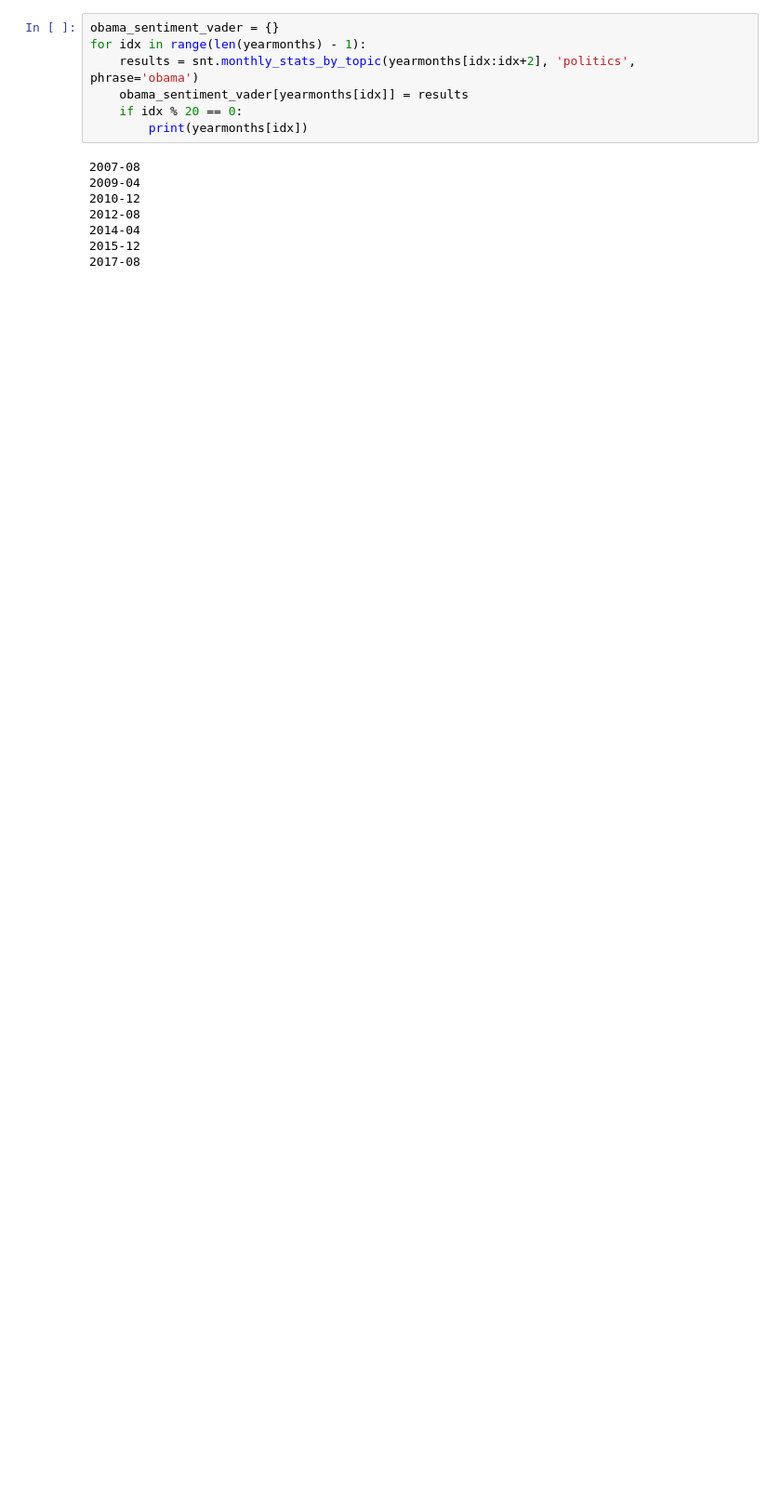
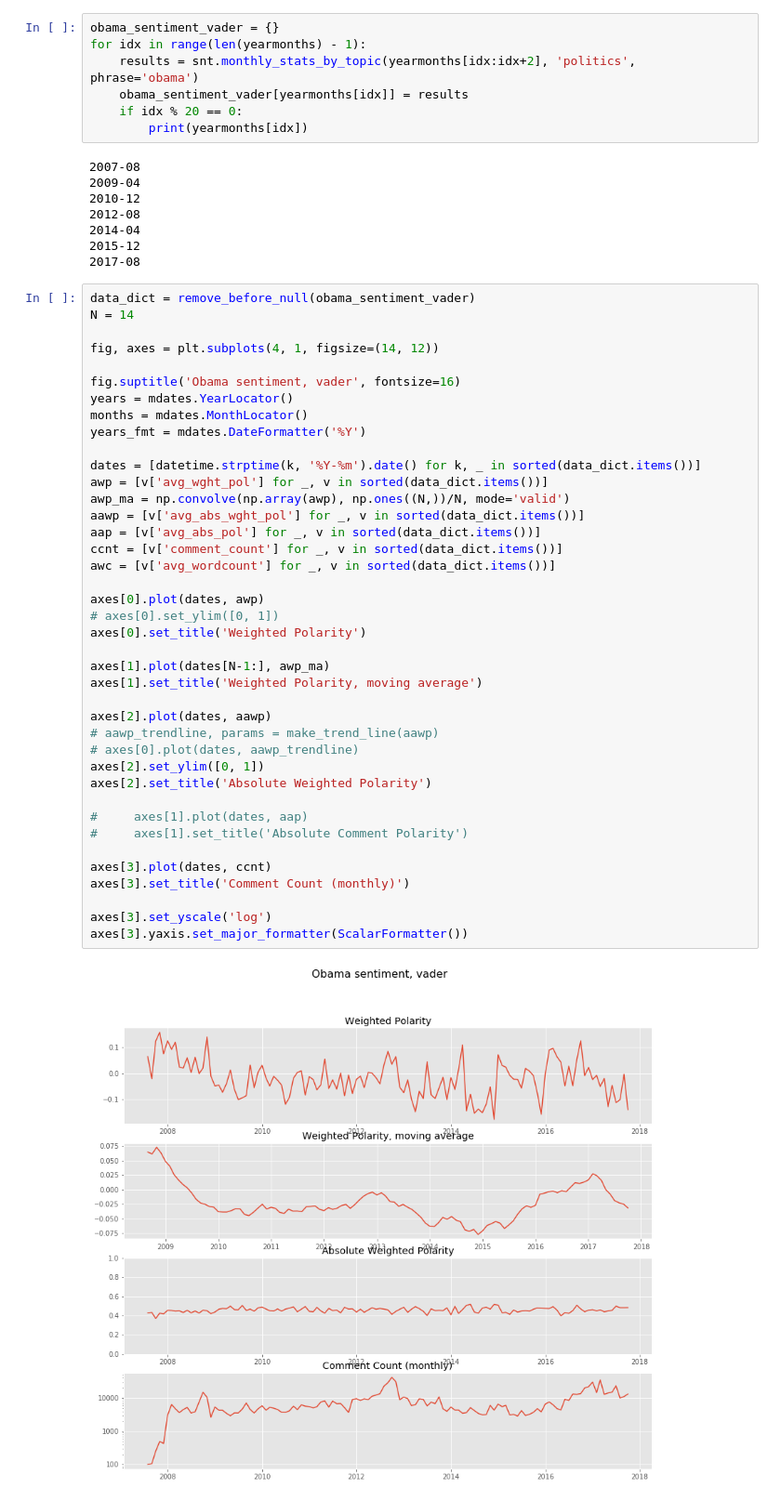
Before and after one commit to AustinPenner/Political-Polarization-on-Reddit, a Jupyter notebook: sentiment_analysis_by_post.ipynb, the cells around one changed output. Shown at 93% size. Saved outputs shown, nothing was run; the diff lists cells and outputs as text; blank space fills up the shorter version.

```diff
--- a/sentiment_analysis_by_post.ipynb
+++ b/sentiment_analysis_by_post.ipynb
@@ -232,3 +284,45 @@ for idx in range(len(yearmonths) - 1):
 2014-04
 2015-12
 2017-08
+# %%
+data_dict = remove_before_null(obama_sentiment_vader)
+N = 14
+
+fig, axes = plt.subplots(4, 1, figsize=(14, 12))
+
+fig.suptitle('Obama sentiment, vader', fontsize=16)
+years = mdates.YearLocator()
+months = mdates.MonthLocator()
+years_fmt = mdates.DateFormatter('%Y')
+
+dates = [datetime.strptime(k, '%Y-%m').date() for k, _ in sorted(data_dict.items())]
+awp = [v['avg_wght_pol'] for _, v in sorted(data_dict.items())]
+awp_ma = np.convolve(np.array(awp), np.ones((N,))/N, mode='valid')
+aawp = [v['avg_abs_wght_pol'] for _, v in sorted(data_dict.items())]
+aap = [v['avg_abs_pol'] for _, v in sorted(data_dict.items())]
+ccnt = [v['comment_count'] for _, v in sorted(data_dict.items())]
+awc = [v['avg_wordcount'] for _, v in sorted(data_dict.items())]
+
+axes[0].plot(dates, awp)
+# axes[0].set_ylim([0, 1])
+axes[0].set_title('Weighted Polarity')
+
+axes[1].plot(dates[N-1:], awp_ma)
+axes[1].set_title('Weighted Polarity, moving average')
+
+axes[2].plot(dates, aawp)
+# aawp_trendline, params = make_trend_line(aawp)
+# axes[0].plot(dates, aawp_trendline)
+axes[2].set_ylim([0, 1])
+axes[2].set_title('Absolute Weighted Polarity')
+
+#     axes[1].plot(dates, aap)
+#     axes[1].set_title('Absolute Comment Polarity')
+
+axes[3].plot(dates, ccnt)
+axes[3].set_title('Comment Count (monthly)')
+
+axes[3].set_yscale('log')
+axes[3].yaxis.set_major_formatter(ScalarFormatter())
+# %% [output]
+[figure, added]
```
Also changed, not shown: parts of 10 cells of this notebook, 1 other file.
